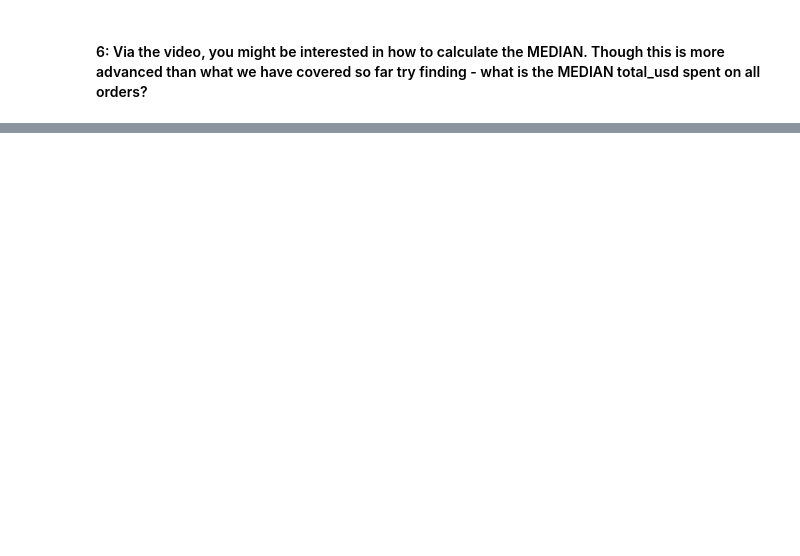
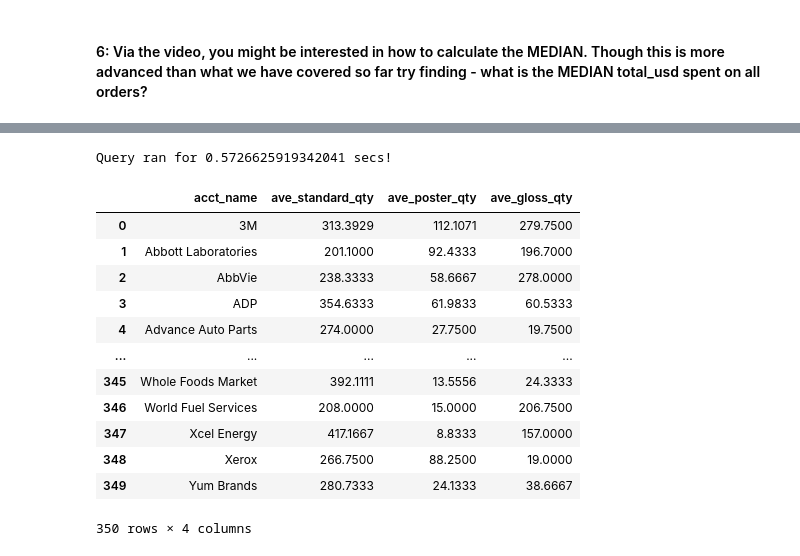
Before and after one commit to Lawrence-Krukrubo/SQL_for_Data_Science, a Jupyter notebook: sql_for_data_analysis3.ipynb, the cells around one changed output, grey strips where cells are left out. Cells and saved outputs as stored; diff of their text form; code cells hidden in the pictures; blank space fills up the shorter version.

Commit message:
Docs: Update exercises on GROUP bY

```diff
--- a/sql_for_data_analysis3.ipynb
+++ b/sql_for_data_analysis3.ipynb
@@ -405,0 +585,21 @@ Query ran for 0.039069414138793945 secs!
+# %%
+query_to_df(
+    'SELECT a.name acct_name, AVG(o.standard_qty) ave_standard_qty, AVG(o.poster_qty) \
+    ave_poster_qty, AVG(o.gloss_qty) ave_gloss_qty FROM accounts a JOIN orders o ON a.id \
+    = o.account_id GROUP BY acct_name;'
+)
+# %% [output]
+Query ran for 0.5726625919342041 secs!
+|  | acct_name | ave_standard_qty | ave_poster_qty | ave_gloss_qty |
+| 0 | 3M | 313.3929 | 112.1071 | 279.7500 |
+| 1 | Abbott Laboratories | 201.1000 | 92.4333 | 196.7000 |
+| 2 | AbbVie | 238.3333 | 58.6667 | 278.0000 |
+| 3 | ADP | 354.6333 | 61.9833 | 60.5333 |
+| 4 | Advance Auto Parts | 274.0000 | 27.7500 | 19.7500 |
+| ... | ... | ... | ... | ... |
+| 345 | Whole Foods Market | 392.1111 | 13.5556 | 24.3333 |
+| 346 | World Fuel Services | 208.0000 | 15.0000 | 206.7500 |
+| 347 | Xcel Energy | 417.1667 | 8.8333 | 157.0000 |
+| 348 | Xerox | 266.7500 | 88.2500 | 19.0000 |
+| 349 | Yum Brands | 280.7333 | 24.1333 | 38.6667 |
+350 rows × 4 columns
```
Also changed, not shown: parts of 48 cells of this notebook.
